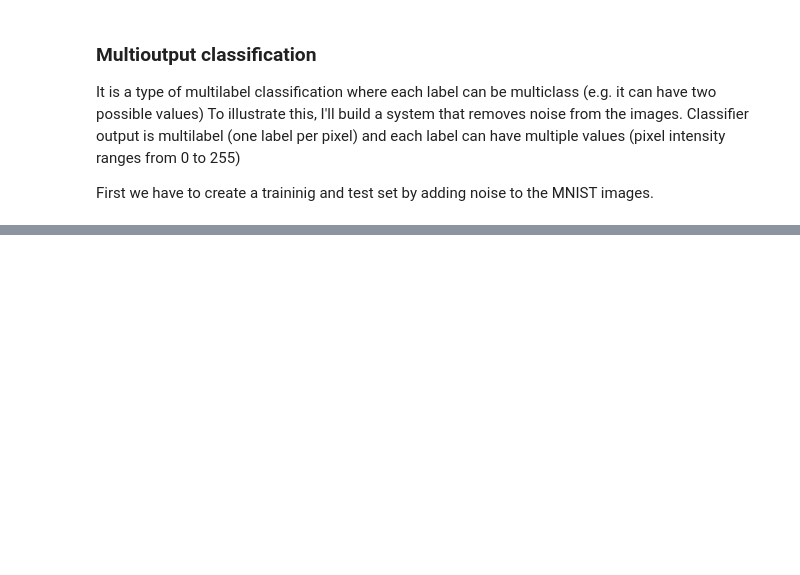
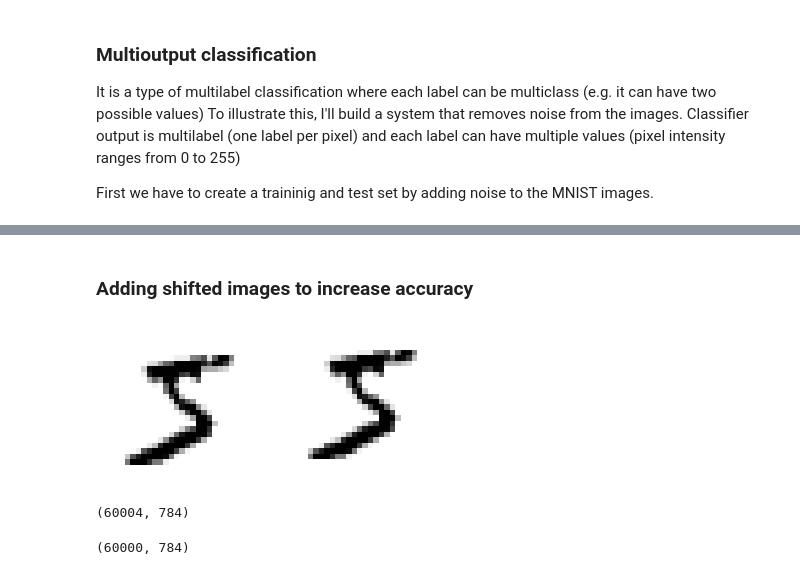
Before and after one commit to maciejolszanski/ML_basics, a Jupyter notebook: 03_MNIST_classification.ipynb, the cells around one changed output, grey strips where cells are left out. Drawn from its saved outputs; the diff is of its cells as text; code cells hidden in the pictures; blank space fills up the shorter version.

```diff
--- a/03_MNIST_classification.ipynb
+++ b/03_MNIST_classification.ipynb
@@ -512,0 +534,10 @@ plt.subplot(133); plot_digit(clean_digit)
+# %% [markdown]
+### Adding shifted images to increase accuracy
+# %%
+from scipy.ndimage.interpolation import shift
+
+image_up = shift(some_digit_image, [-1,0])
+plt.subplot(1,2,1); plot_digit(some_digit)
+plt.subplot(1,2,2); plot_digit(image_up)
+# %% [output]
+[figure, added]
@@ -512,0 +569,8 @@ plt.subplot(133); plot_digit(clean_digit)
+# %%
+X_train_enh.shape
+# %% [output]
+(60004, 784)
+# %%
+X_train.shape
+# %% [output]
+(60000, 784)
```
Also changed, not shown: parts of 10 cells of this notebook.
